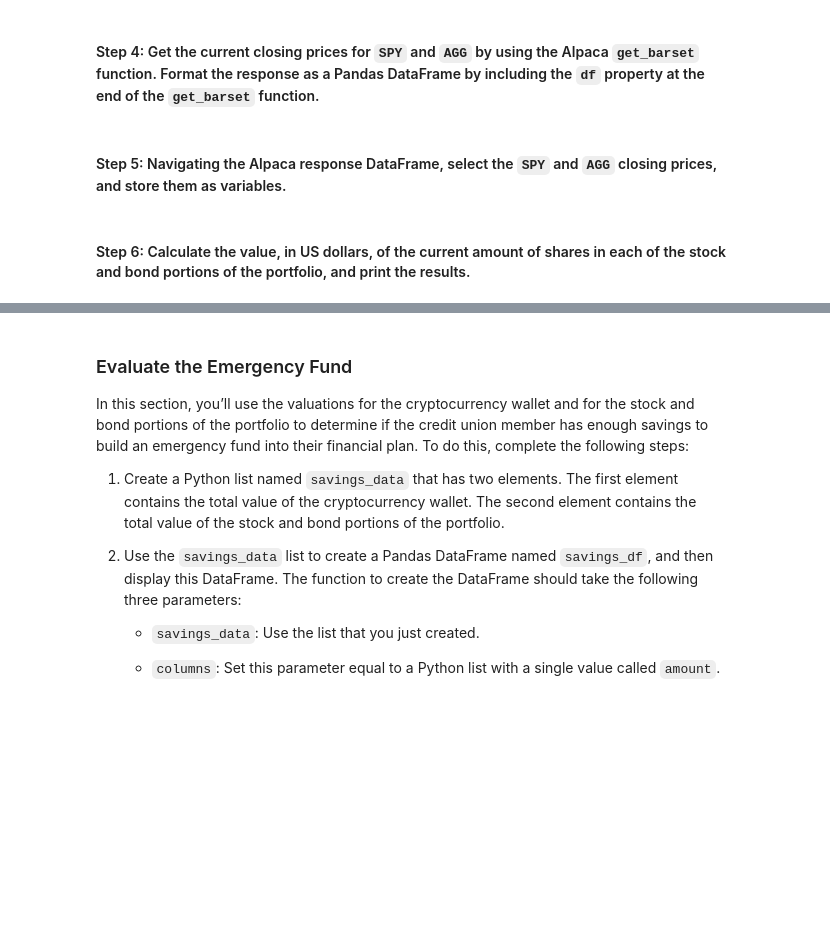
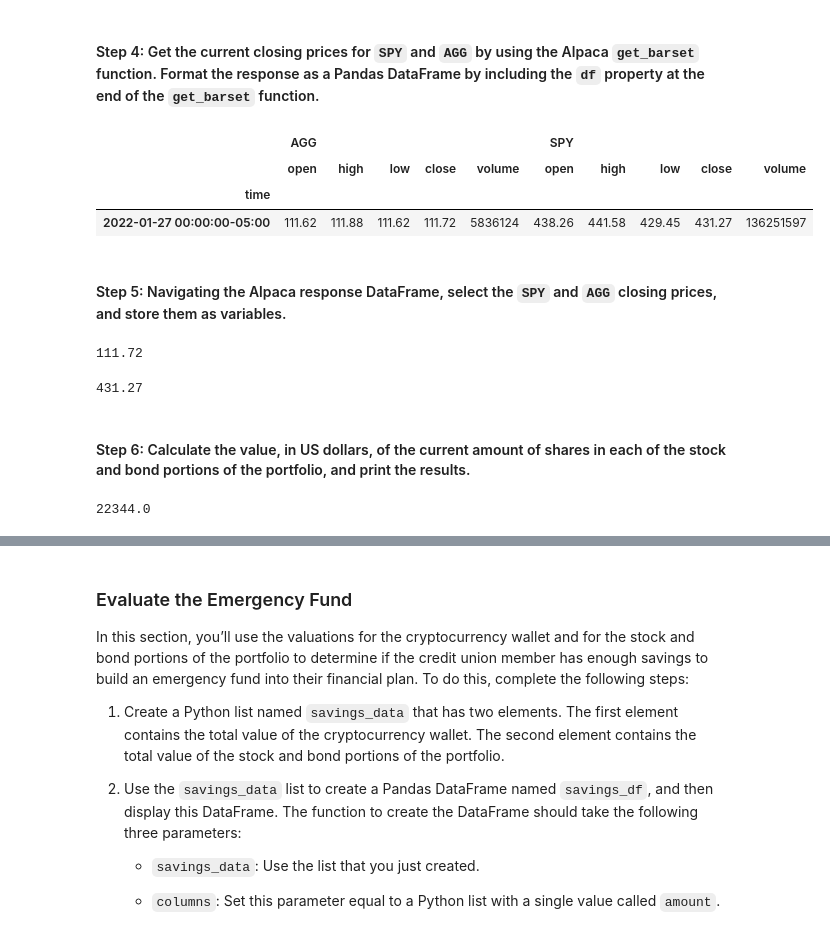
Before and after one commit to carljfrederick/financial-health-app, a Jupyter notebook: financial_planning_tools.ipynb, the cells around one changed output, grey strips where cells are left out. Saved outputs shown, nothing was run; the diff lists cells and outputs as text; code cells hidden in the pictures; blank space fills up the shorter version.

Commit message:
Stock and bond evaluation

```diff
--- a/financial_planning_tools.ipynb
+++ b/financial_planning_tools.ipynb
@@ -186,12 +186,15 @@ agg_shares = 200
 # %% [markdown]
 #### Step 2: Set the variables for the Alpaca API and secret keys. Using the Alpaca SDK, create the Alpaca `tradeapi.REST` object. In this object, include the parameters for the Alpaca API key, the secret key, and the version number.
 # %%
-# Set the variables for the Alpaca API and secret keys
-# YOUR CODE HERE
-# YOUR CODE HERE
+# Sets the variables for the Alpaca API and secret keys
+alpaca_api_key = os.getenv("ALPACA_API_KEY")
+alpaca_secret_key = os.getenv("ALPACA_SECRET_KEY")
 
 # Create the Alpaca tradeapi.REST object
-# YOUR CODE HERE
+alpaca = tradeapi.REST(
+    alpaca_api_key,
+    alpaca_secret_key,
+    api_version = "v2")
 # %% [markdown]
 #### Step 3: Set the following parameters for the Alpaca API call:
 
@@ -201,49 +204,65 @@ agg_shares = 200
 
 - `start_date` and `end_date`: Use the same date for these parameters, and format them with the date of the previous weekday (or `2020-08-07`). This is because you want the one closing price for the most-recent trading day.
 # %%
-# Set the tickers for both the bond and stock portion of the portfolio
-# YOUR CODE HERE
+# Sets the tickers for both the bond and stock portion of the portfolio
+tickers = ["SPY", "AGG"]
 
-# Set timeframe to 1D
-# YOUR CODE HERE
+# Sets timeframe to 1D
+timeframe = "1D"
 
-# Format current date as ISO format
-# Set both the start and end date at the date of your prior weekday
+# Formats current date as ISO format
+# Sets both the start and end date at the date of the prior weekday
 # This will give you the closing price of the previous trading day
 # Alternatively you can use a start and end date of 2020-08-07
-# YOUR CODE HERE
-# YOUR CODE HERE
+start_date = pd.Timestamp("2022-01-27", tz= "America/New_York").isoformat()
+end_date = pd.Timestamp("2022-01-27", tz = "America/New_york").isoformat()
 # %% [markdown]
 #### Step 4: Get the current closing prices for `SPY` and `AGG` by using the Alpaca `get_barset` function. Format the response as a Pandas DataFrame by including the `df` property at the end of the `get_barset` function.
 # %%
-# Use the Alpaca get_barset function to get current closing prices the portfolio
+# Uses the Alpaca get_barset function to get current closing prices the portfolio
 # Be sure to set the `df` property after the function to format the response object as a DataFrame
-# YOUR CODE HERE
+df_portfolio = alpaca.get_barset(
+    tickers,
+    timeframe,
+    start = start_date,
+    end = end_date
+).df
 
-# Review the first 5 rows of the Alpaca DataFrame
-# YOUR CODE HERE
+# Reviews the first 5 rows of the Alpaca DataFrame
+df_portfolio
+# %% [output]
+|  | AGG |  |  |  |  | SPY |  |  |  |  |
+|  | open | high | low | close | volume | open | high | low | close | volume |
+| time |  |  |  |  |  |  |  |  |  |  |
+| 2022-01-27 00:00:00-05:00 | 111.62 | 111.88 | 111.62 | 111.72 | 5836124 | 438.26 | 441.58 | 429.45 | 431.27 | 136251597 |
 # %% [markdown]
 #### Step 5: Navigating the Alpaca response DataFrame, select the `SPY` and `AGG` closing prices, and store them as variables.
 # %%
-# Access the closing price for AGG from the Alpaca DataFrame
-# Converting the value to a floating point number
-agg_close_price = # YOUR CODE HERE
+# Accesses the closing price for AGG from the Alpaca DataFrame
+# Converts the value to a floating point number
+agg_close_price = float(df_portfolio["AGG"]["close"])
 
-# Print the AGG closing price
-# YOUR CODE HERE
+# Prints the AGG closing price
+print(agg_close_price)
+# %% [output]
+111.72
 # %%
-# Access the closing price for SPY from the Alpaca DataFrame
-# Converting the value to a floating point number
-spy_close_price = # YOUR CODE HERE
+# Accesses the closing price for SPY from the Alpaca DataFrame
+# Converts the value to a floating point number
+spy_close_price = float(df_portfolio["SPY"]["close"])
 
-# Print the SPY closing price
-# YOUR CODE HERE
+# Prints the SPY closing price
+print(spy_close_price)
+# %% [output]
+431.27
 # %% [markdown]
 #### Step 6: Calculate the value, in US dollars, of the current amount of shares in each of the stock and bond portions of the portfolio, and print the results.
 # %%
-# Calculate the current value of the bond portion of the portfolio
-agg_value = # YOUR CODE HERE
+# Calculates the current value of the bond portion of the portfolio
+agg_value = agg_shares * agg_close_price
 
-# Print the current value of the bond portfolio
-# YOUR CODE HERE
+# Prints the current value of the bond portfolio
+print(agg_value)
+# %% [output]
+22344.0
 # %%
```
Also changed, not shown: parts of 10 cells of this notebook.
